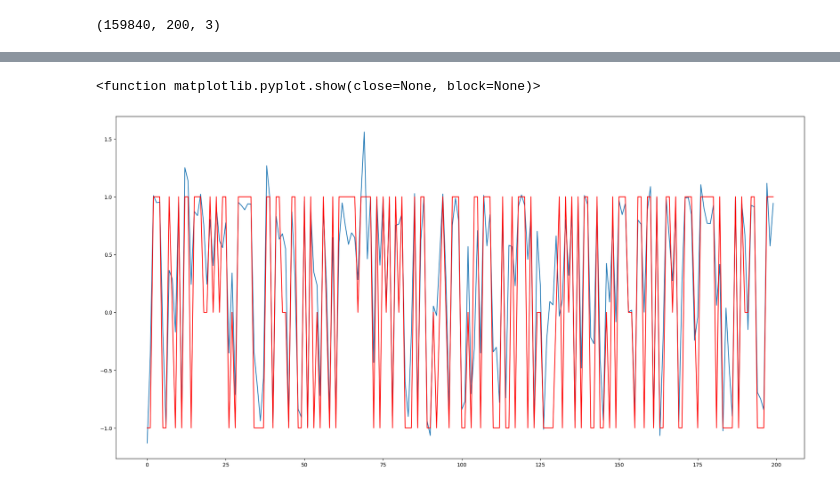
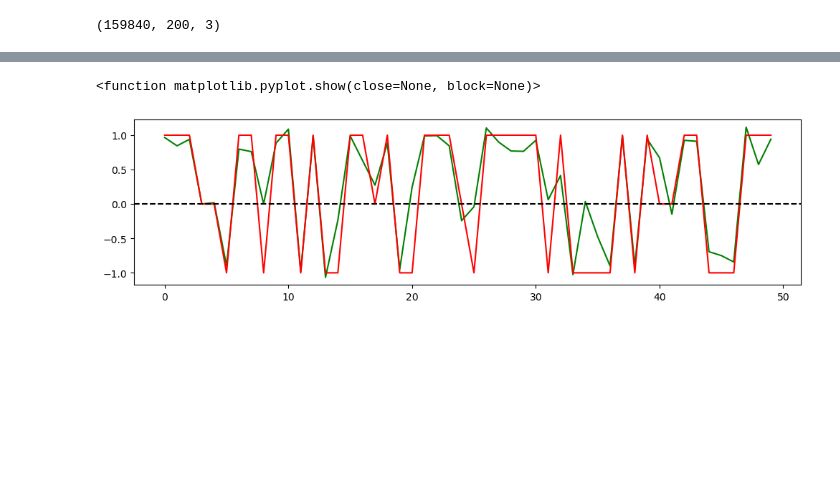
Before and after one commit to Rohan-SSS/ez_moeny, a Jupyter notebook: 200_ema_30_min_strat/200_ema_30m.ipynb, the cells around one changed output, grey strips where cells are left out. Drawn from its saved outputs; the diff is of its cells as text; code cells hidden in the pictures; blank space fills up the shorter version.

```diff
--- a/200_ema_30_min_strat/200_ema_30m.ipynb
+++ b/200_ema_30_min_strat/200_ema_30m.ipynb
@@ -270,8 +271,9 @@ Registered kernels:
 # %%
-plt.figure(figsize=(24,12))
-plt.plot(predictions[-200:])
-plt.plot(scaler.inverse_transform(y_test[-200:]),  'r')
+plt.figure(figsize=(12,3))
+plt.plot(predictions[-50:], 'g')
+plt.plot(scaler.inverse_transform(y_test[-50:]),  'r')
+plt.axhline(y=0, color='black', linestyle='--')
 plt.show
 # %% [output]
 <function matplotlib.pyplot.show(close=None, block=None)>
-[figure, old version]
+[figure, new version]
```
Also changed, not shown: parts of 8 cells of this notebook, 2 other files.
